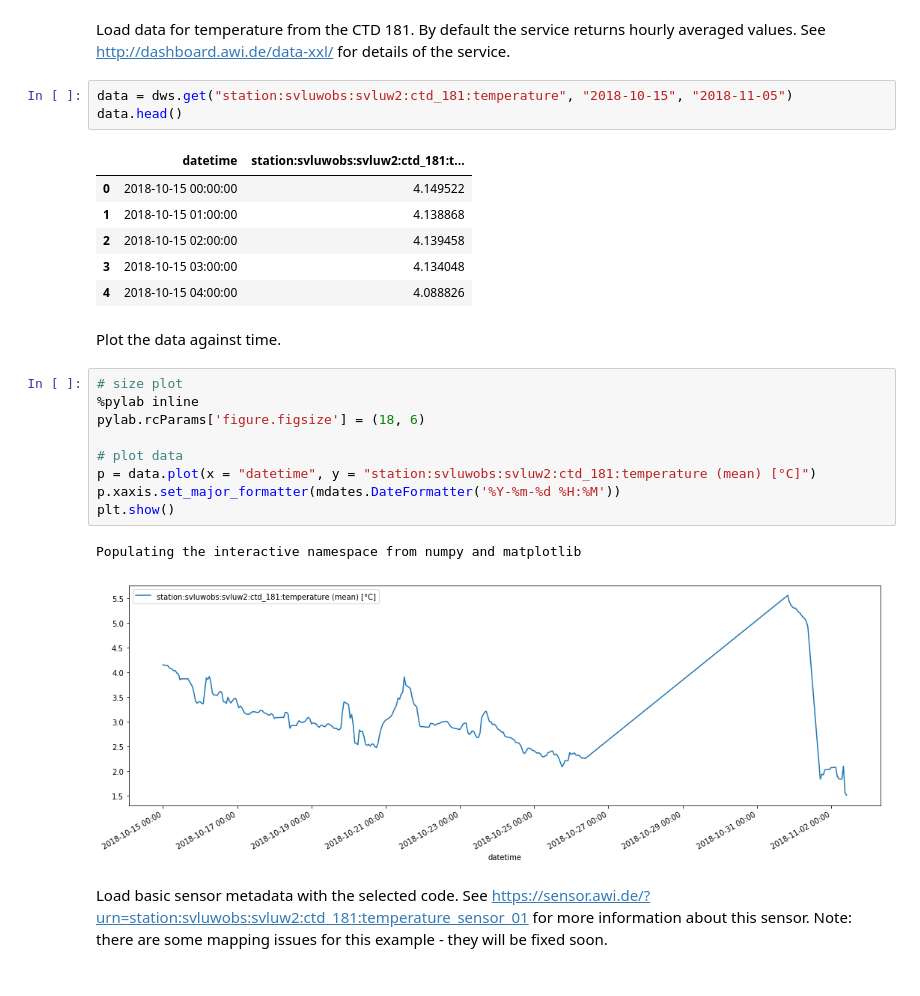
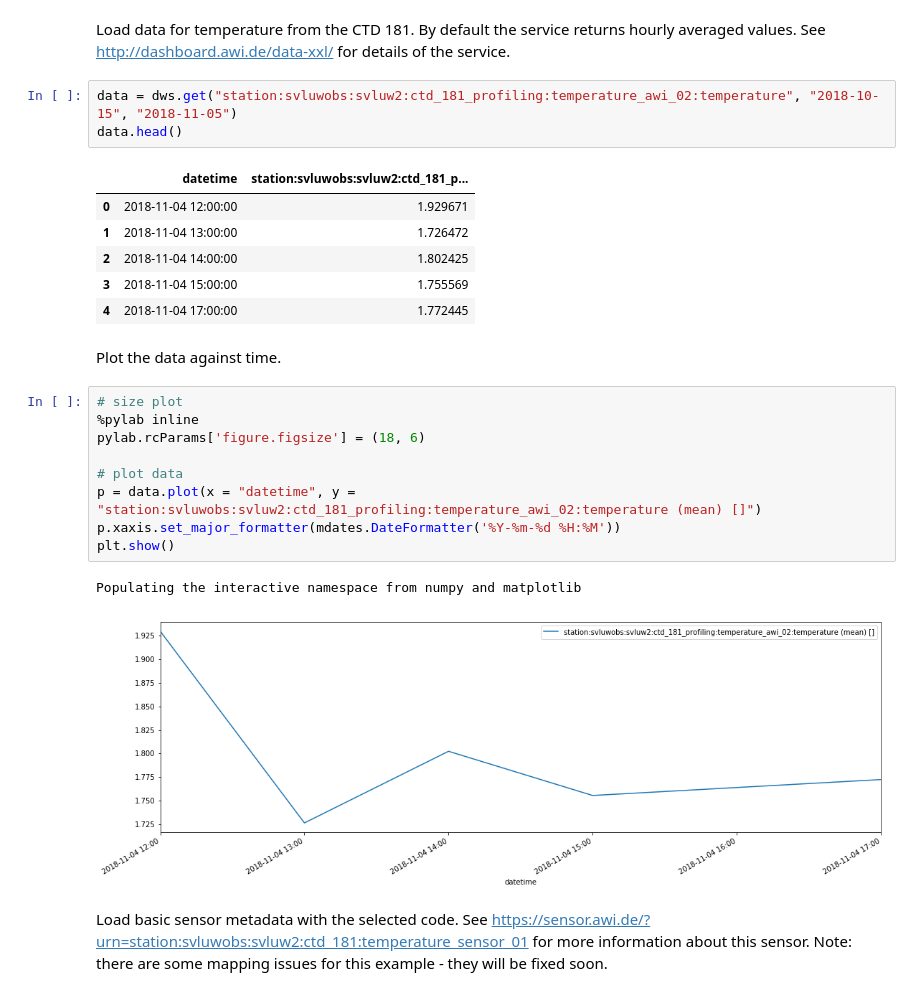
Before and after one commit to o2a-data/o2a-data-dws, a Jupyter notebook: dws-py-intro.ipynb, the cells around one changed output. Cells and saved outputs as stored; diff of their text form.

```diff
--- a/dws-py-intro.ipynb
+++ b/dws-py-intro.ipynb
@@ -32,29 +35,29 @@ pd.DataFrame.from_dict(sensors)
 # %% [markdown]
 Load data for temperature from the CTD 181. By default the service returns hourly averaged values. See http://dashboard.awi.de/data-xxl/ for details of the service.
 # %%
-data = dws.get("station:svluwobs:svluw2:ctd_181:temperature", "2018-10-15", "2018-11-05")
+data = dws.get("station:svluwobs:svluw2:ctd_181_profiling:temperature_awi_02:temperature", "2018-10-15", "2018-11-05")
 data.head()
 # %% [output]
-|  | datetime | station:svluwobs:svluw2:ctd_181:t... |
-| 0 | 2018-10-15 00:00:00 | 4.149522 |
-| 1 | 2018-10-15 01:00:00 | 4.138868 |
-| 2 | 2018-10-15 02:00:00 | 4.139458 |
-| 3 | 2018-10-15 03:00:00 | 4.134048 |
-| 4 | 2018-10-15 04:00:00 | 4.088826 |
+|  | datetime | station:svluwobs:svluw2:ctd_181_p... |
+| 0 | 2018-11-04 12:00:00 | 1.929671 |
+| 1 | 2018-11-04 13:00:00 | 1.726472 |
+| 2 | 2018-11-04 14:00:00 | 1.802425 |
+| 3 | 2018-11-04 15:00:00 | 1.755569 |
+| 4 | 2018-11-04 17:00:00 | 1.772445 |
 # %% [markdown]
 Plot the data against time.
 # %%
 # size plot
 %pylab inline
 pylab.rcParams['figure.figsize'] = (18, 6)
 
 # plot data
-p = data.plot(x = "datetime", y = "station:svluwobs:svluw2:ctd_181:temperature (mean) [°C]")
+p = data.plot(x = "datetime", y = "station:svluwobs:svluw2:ctd_181_profiling:temperature_awi_02:temperature (mean) []")
 p.xaxis.set_major_formatter(mdates.DateFormatter('%Y-%m-%d %H:%M'))
 plt.show()
 # %% [output]
 Populating the interactive namespace from numpy and matplotlib
-[figure, old version]
+[figure, new version]
 # %% [markdown]
 Load basic sensor metadata with the selected code. See https://sensor.awi.de/?urn=station:svluwobs:svluw2:ctd_181:temperature_sensor_01 for more information about this sensor. Note: there are some mapping issues for this example - they will be fixed soon.
 # %%
```
Also changed, not shown: parts of 9 cells of this notebook.
